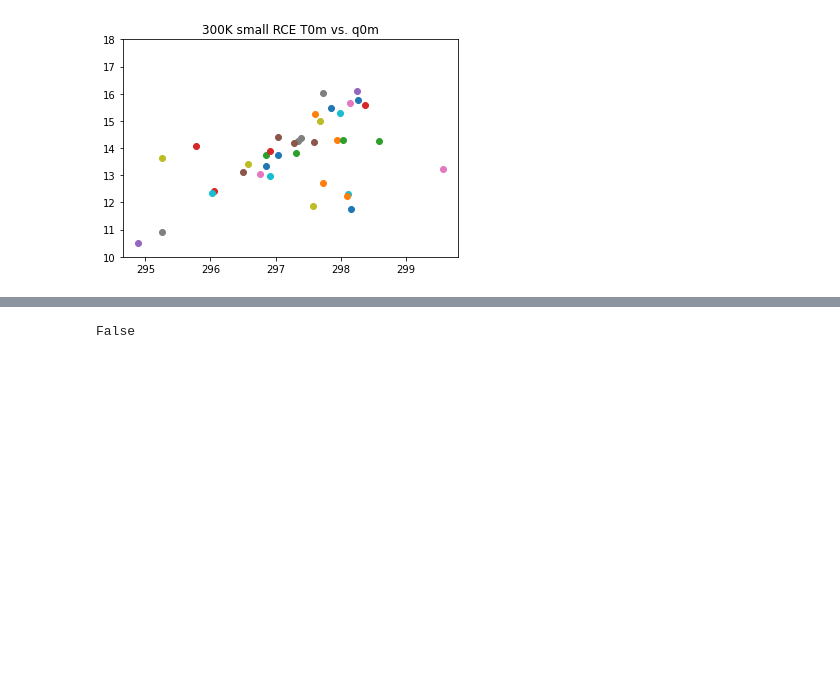
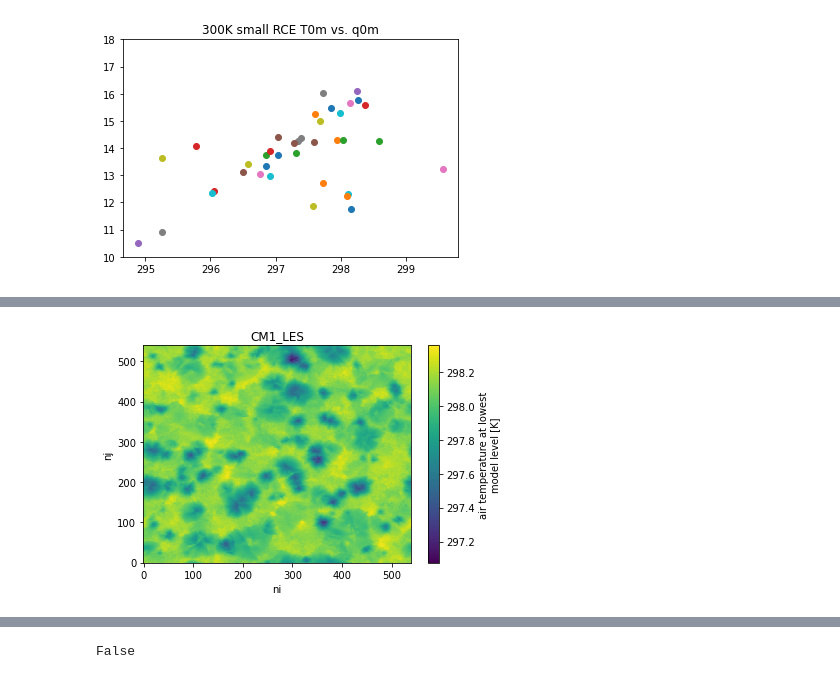
Before and after one commit to ATMOcanes/ATM651, a Jupyter notebook: Jupyter_Notebooks_Python/RCEMIP_meanprofiles.ipynb, the cells around one changed output, grey strips where cells are left out. Cells and saved outputs as stored; diff of their text form; code cells hidden in the pictures; blank space fills up the shorter version.

```diff
--- a/Jupyter_Notebooks_Python/RCEMIP_meanprofiles.ipynb
+++ b/Jupyter_Notebooks_Python/RCEMIP_meanprofiles.ipynb
@@ -121,0 +122,6 @@ Text(0.5, 1.0, '300K small RCE T0m vs. q0m')
+# %%
+CM1 = xr.open_dataset('/Users/brianmapes/BOX/RCEMIP/2D/CM1_RCE_small_les300_2D_allvars_hour1200.nc')
+CM1.tabot.plot()
+plt.title('CM1_LES');
+# %% [output]
+[figure, added]
```
Also changed, not shown: parts of 7 cells of this notebook.
